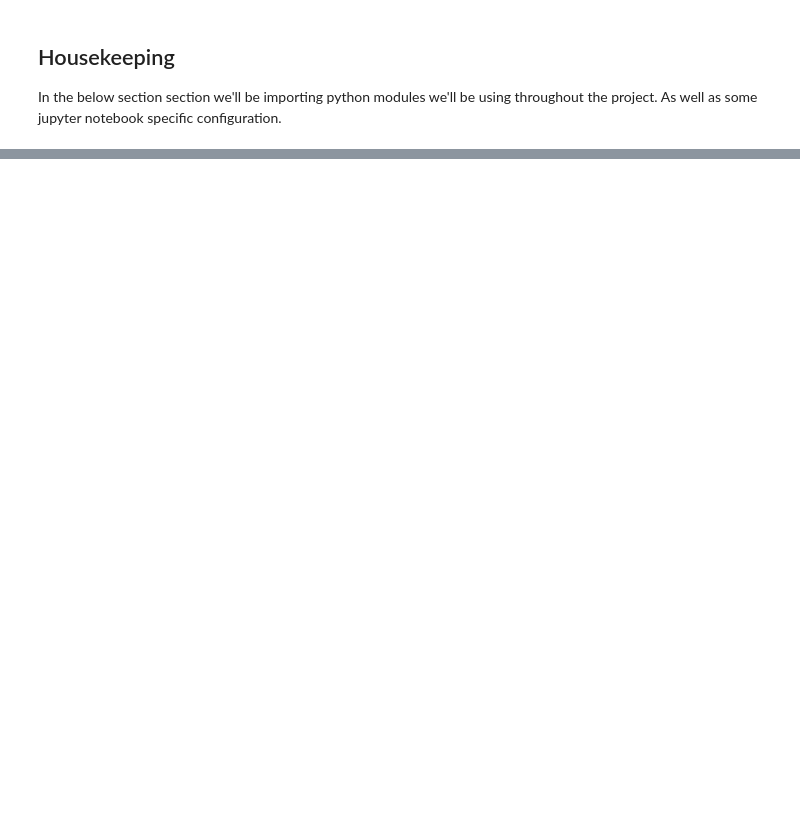
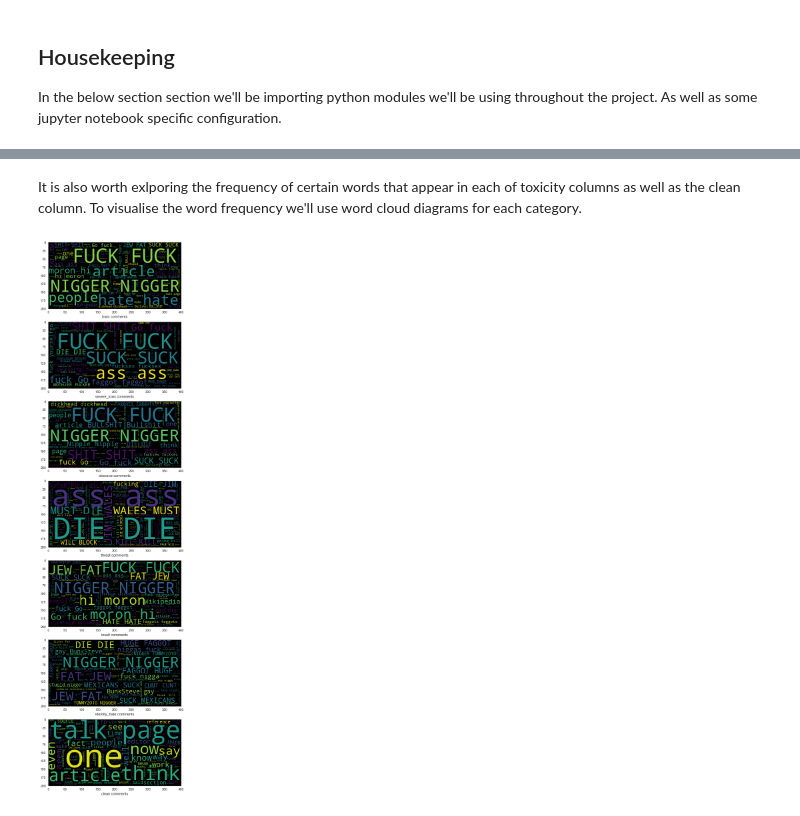
Before and after one commit to stephenoken/Toxic-Comment-Classifier, a Jupyter notebook: toxic_comment_classifier.ipynb, the cells around one changed output, grey strips where cells are left out. Cells and saved outputs as stored; diff of their text form; code cells hidden in the pictures; blank space fills up the shorter version.

```diff
--- a/toxic_comment_classifier.ipynb
+++ b/toxic_comment_classifier.ipynb
@@ -29,0 +152,25 @@ Our first step is to understand the dataset we're working with. In this section
+# %% [markdown]
+It is also worth exlporing the frequency of certain words that appear in each of toxicity columns as well as the clean column. To visualise the word frequency we'll use word cloud diagrams for each category.
+# %%
+def concat_strings(label):
+    string_io = StringIO()
+    comments = temp_data[temp_data[label] == 1].comment_text
+    comments.apply(lambda x: string_io.write(str(x)))
+    text = string_io.getvalue()
+    string_io.close()
+    return text
+
+fig = plt.figure(figsize=(20,30))
+
+for i, label in enumerate(labels):
+    text = concat_strings(label)
+    wordcloud = WordCloud().generate(text)
+    wordcloud = WordCloud(max_words=len(text), relative_scaling=.5).generate(text)
+    fig.add_subplot(7, 1, i + 1)
+    plt.imshow(wordcloud)
+    plt.xlabel("{} comments".format(label))
+
+
+plt.show()
+# %% [output]
+[figure, added]
```
Also changed, not shown: parts of 21 cells of this notebook.
